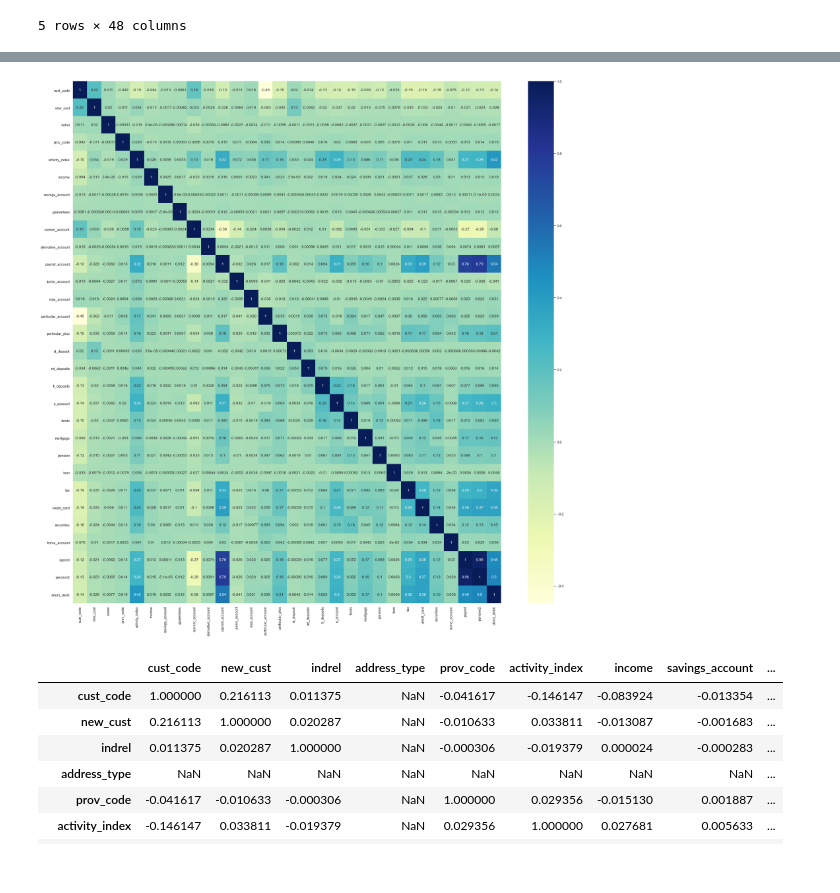
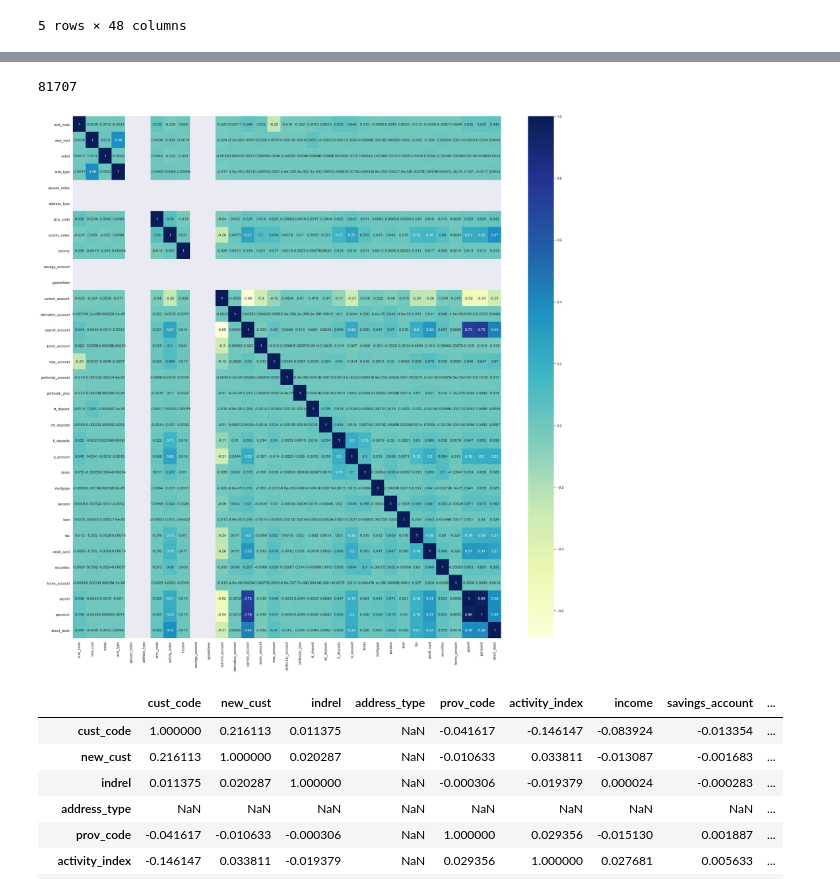
Before and after one commit to rehanganapathy/data-analytics-project, a Jupyter notebook: da.ipynb, the cells around one changed output, grey strips where cells are left out. Saved outputs shown, nothing was run; the diff lists cells and outputs as text; code cells hidden in the pictures.

```diff
--- a/da.ipynb
+++ b/da.ipynb
@@ -3,3 +4,3 @@ import pandas as pd
 # %%
-df=pd.read_csv("/Users/rehanganapathy/Desktop/santander-product-recommendation/train_ver2.csv")
+dfx = pd.read_csv("/Users/rehanganapathy/Desktop/santander-product-recommendation/train_ver2.csv", nrows=100000)
 # %%
@@ -52,4 +57,4 @@ cols = ['fetch_date', 'cust_code', 'emp_index', 'country', 'sex', 'age', 'cust_d
 'perticular_account', 'perticular_plus', 'st_deposit', 'mt_deposits', 'lt_deposits', 'e_account', 'funds', 'mortgage',
  'pension', 'loan', 'tax', 'credit_card', 'securities', 'home_account', 'payroll', 'pension2', 'direct_debit'
 ]
-df.columns = cols
+dfx.columns = cols
@@ -170,12 +111,16 @@ dtype: int64
+# %%
+len(df2)
+# %% [output]
+81707
 # %%
 import seaborn as sb
 import matplotlib.pyplot as mp
 # %%
 sb.set(rc = {'figure.figsize':(30,30)})
-dataplot = sb.heatmap(df2.corr(), cmap="YlGnBu", annot=True)
+dataplot = sb.heatmap(dfx.corr(), cmap="YlGnBu", annot=True)
 mp.show()
 # %% [output]
-[figure, old version]
+[figure, new version]
 # %%
 df2.corr()
 # %% [output]
```
Also changed, not shown: parts of 32 cells of this notebook.
